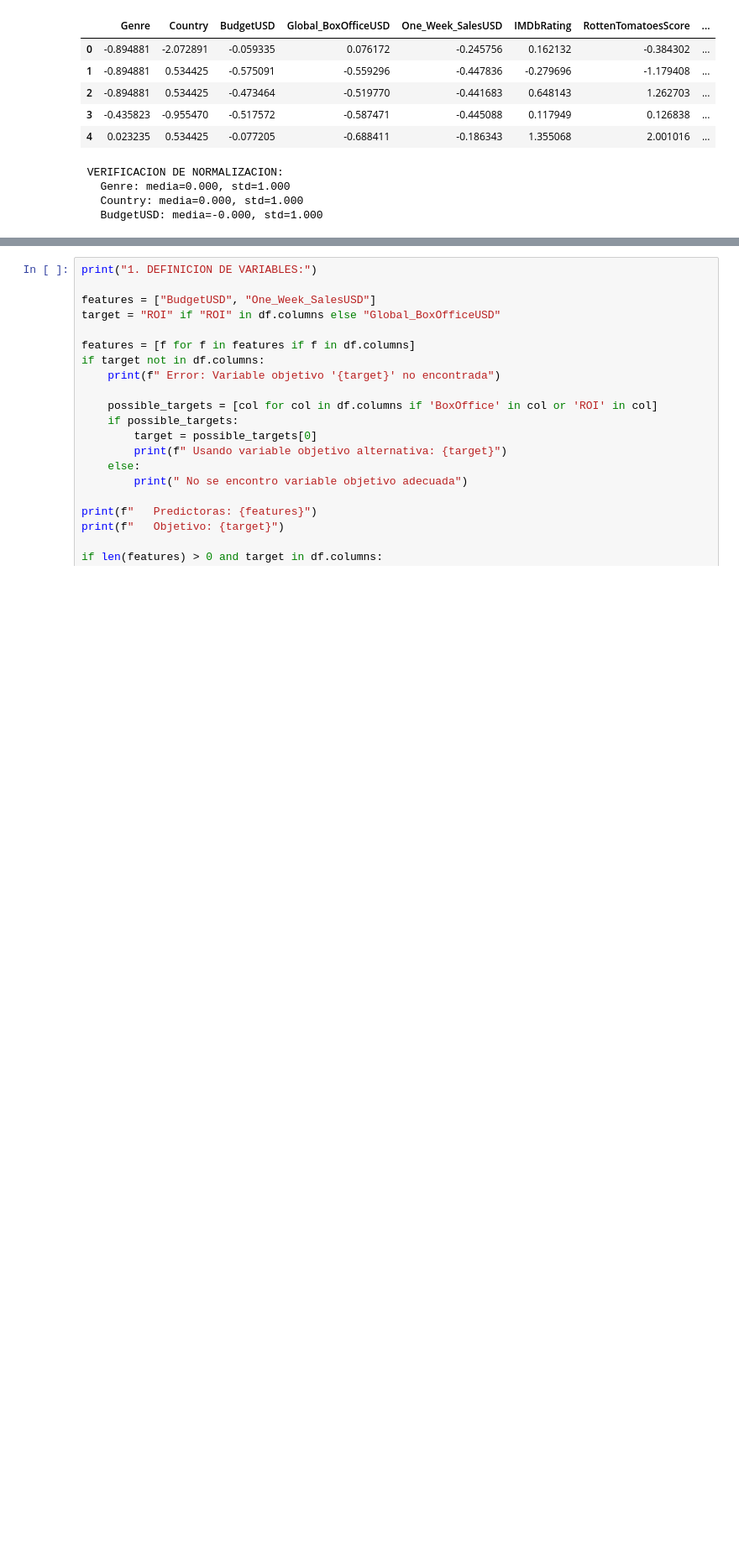
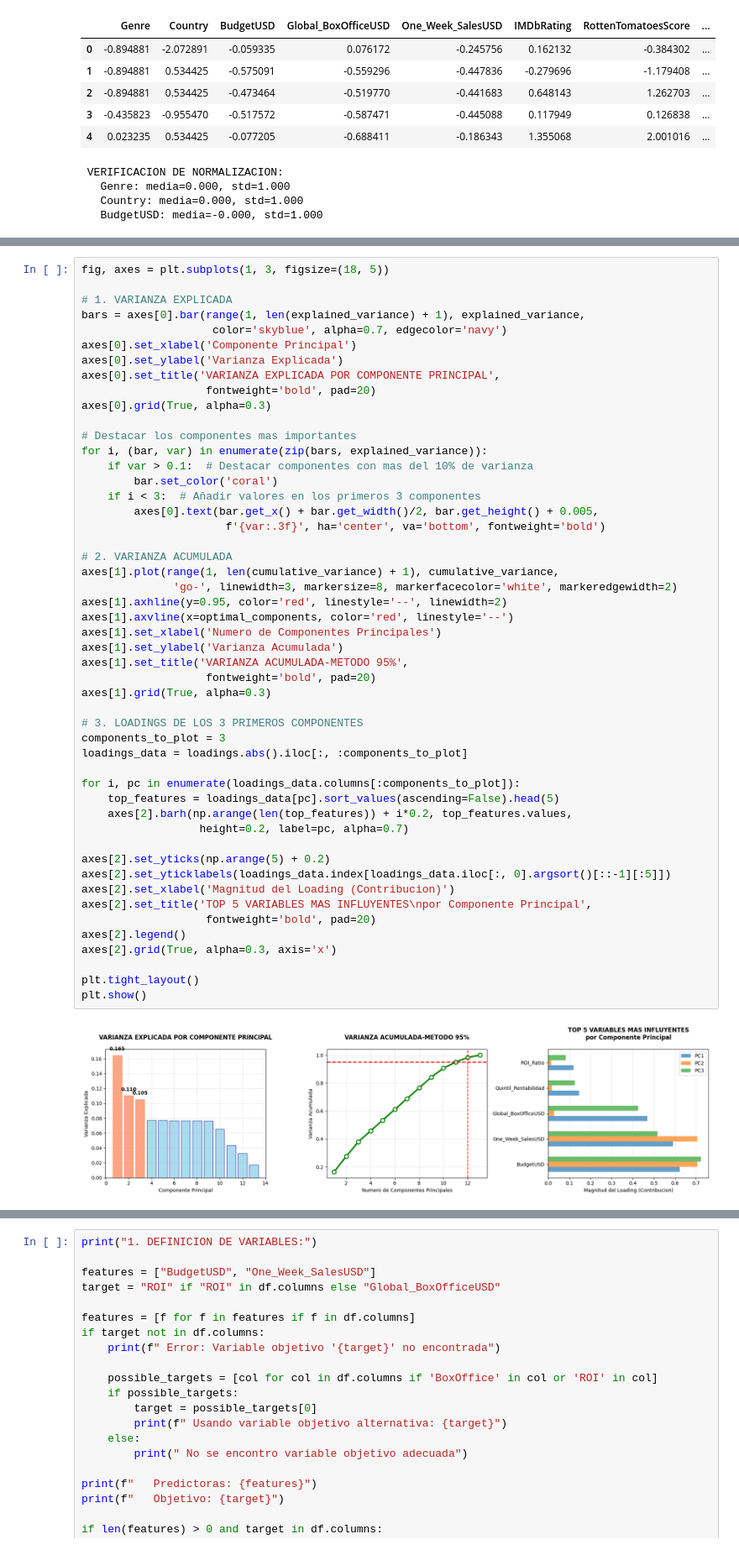
Before and after one commit to JuanCaTorres221/LaboratorioIA2, a Jupyter notebook: EDA/Preparacion_Datos.ipynb, the cells around one changed output, grey strips where cells are left out. Shown at 84% size. Saved outputs shown, nothing was run; the diff lists cells and outputs as text; blank space fills up the shorter version.

```diff
--- a/EDA/Preparacion_Datos.ipynb
+++ b/EDA/Preparacion_Datos.ipynb
@@ -159,0 +249,52 @@ Estadisticas despues de normalizacion (primeras 5 filas):
+# %%
+fig, axes = plt.subplots(1, 3, figsize=(18, 5))
+
+# 1. VARIANZA EXPLICADA
+bars = axes[0].bar(range(1, len(explained_variance) + 1), explained_variance,
+                    color='skyblue', alpha=0.7, edgecolor='navy')
+axes[0].set_xlabel('Componente Principal')
+axes[0].set_ylabel('Varianza Explicada')
+axes[0].set_title('VARIANZA EXPLICADA POR COMPONENTE PRINCIPAL',
+                   fontweight='bold', pad=20)
+axes[0].grid(True, alpha=0.3)
+
+# Destacar los componentes mas importantes
+for i, (bar, var) in enumerate(zip(bars, explained_variance)):
+    if var > 0.1:  # Destacar componentes con mas del 10% de varianza
+        bar.set_color('coral')
+    if i < 3:  # Añadir valores en los primeros 3 componentes
+        axes[0].text(bar.get_x() + bar.get_width()/2, bar.get_height() + 0.005,
+                      f'{var:.3f}', ha='center', va='bottom', fontweight='bold')
+
+# 2. VARIANZA ACUMULADA
+axes[1].plot(range(1, len(cumulative_variance) + 1), cumulative_variance,
+              'go-', linewidth=3, markersize=8, markerfacecolor='white', markeredgewidth=2)
+axes[1].axhline(y=0.95, color='red', linestyle='--', linewidth=2)
+axes[1].axvline(x=optimal_components, color='red', linestyle='--')
+axes[1].set_xlabel('Numero de Componentes Principales')
+axes[1].set_ylabel('Varianza Acumulada')
+axes[1].set_title('VARIANZA ACUMULADA-METODO 95%',
+                   fontweight='bold', pad=20)
+axes[1].grid(True, alpha=0.3)
+
+# 3. LOADINGS DE LOS 3 PRIMEROS COMPONENTES
+components_to_plot = 3
+loadings_data = loadings.abs().iloc[:, :components_to_plot]
+
+for i, pc in enumerate(loadings_data.columns[:components_to_plot]):
+    top_features = loadings_data[pc].sort_values(ascending=False).head(5)
+    axes[2].barh(np.arange(len(top_features)) + i*0.2, top_features.values,
+                  height=0.2, label=pc, alpha=0.7)
+
+axes[2].set_yticks(np.arange(5) + 0.2)
+axes[2].set_yticklabels(loadings_data.index[loadings_data.iloc[:, 0].argsort()[::-1][:5]])
+axes[2].set_xlabel('Magnitud del Loading (Contribucion)')
+axes[2].set_title('TOP 5 VARIABLES MAS INFLUYENTES\npor Componente Principal',
+                   fontweight='bold', pad=20)
+axes[2].legend()
+axes[2].grid(True, alpha=0.3, axis='x')
+
+plt.tight_layout()
+plt.show()
+# %% [output]
+[figure, added]
```
Also changed, not shown: parts of 6 cells of this notebook, 1 other file.
